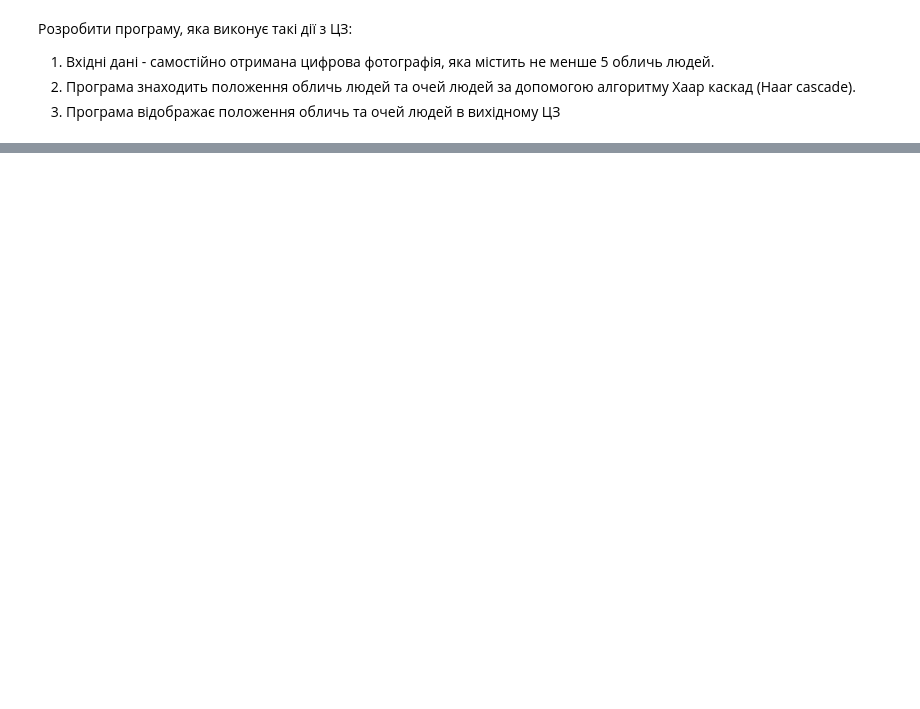
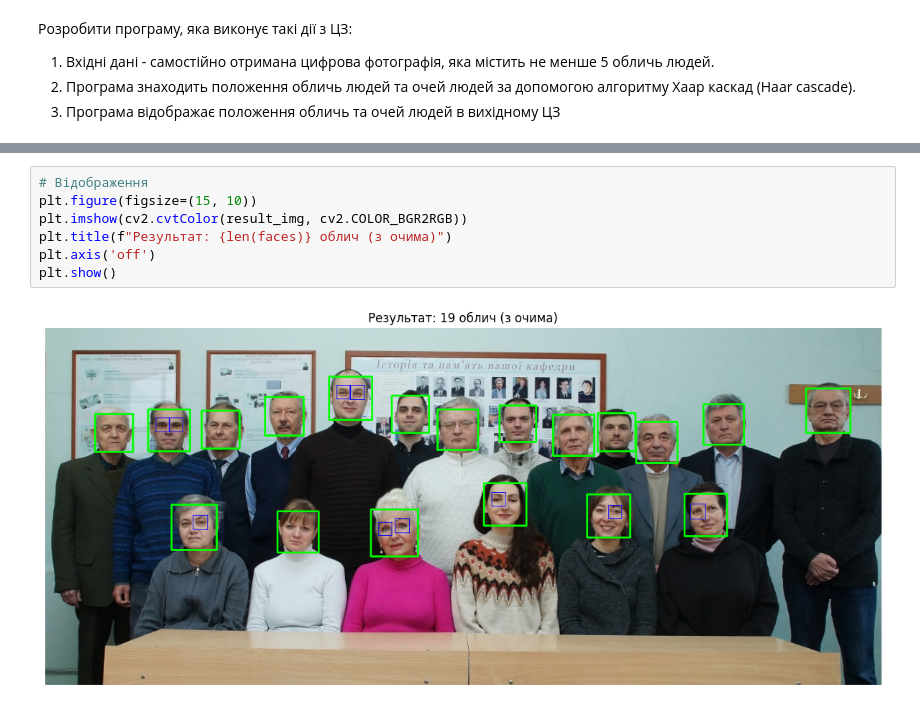
Before and after one commit to Bogd-an/2025_cv, a Jupyter notebook: pw/pw7.ipynb, the cells around one changed output, grey strips where cells are left out. Saved outputs shown, nothing was run; the diff lists cells and outputs as text; blank space fills up the shorter version.

```diff
--- a/pw/pw7.ipynb
+++ b/pw/pw7.ipynb
@@ -27,0 +107,9 @@ cascade).
+# %%
+# Відображення
+plt.figure(figsize=(15, 10))
+plt.imshow(cv2.cvtColor(result_img, cv2.COLOR_BGR2RGB))
+plt.title(f"Результат: {len(faces)} облич (з очима)")
+plt.axis('off')
+plt.show()
+# %% [output]
+[figure, added]
```
Also changed, not shown: parts of 5 cells of this notebook, 2 other files.
